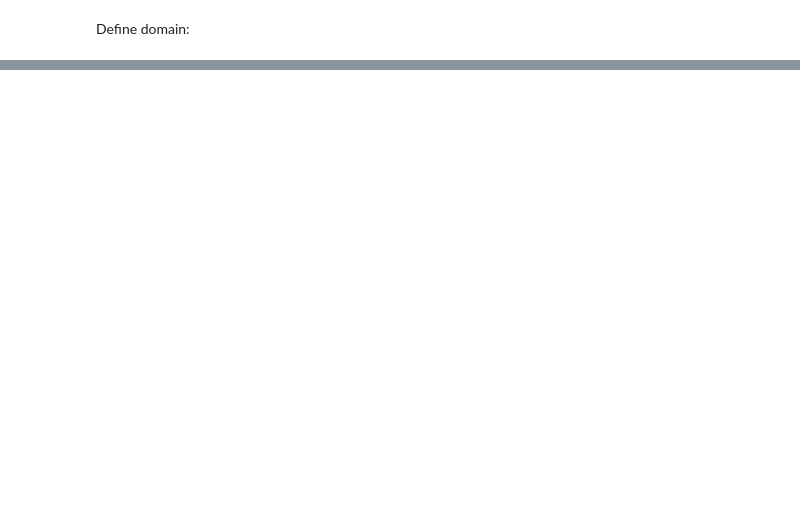
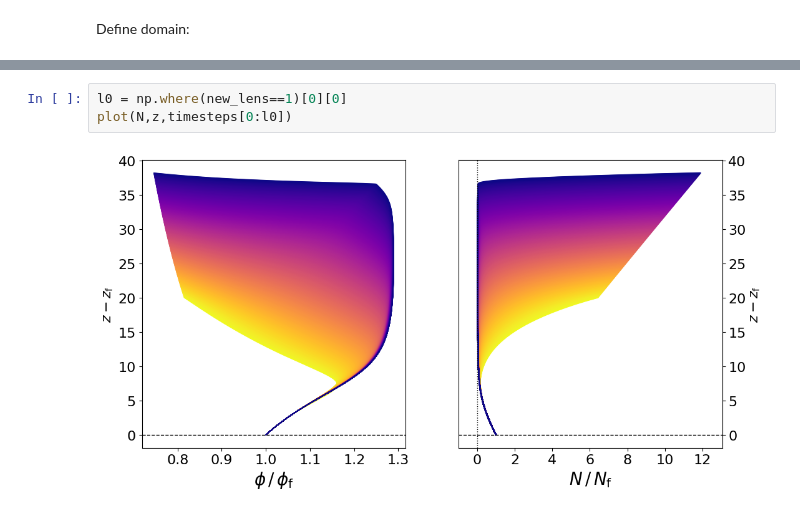
Before and after one commit to agstub-umd/compaction-frost, a Jupyter notebook: notebooks/example.ipynb, the cells around one changed output, grey strips where cells are left out. Saved outputs shown, nothing was run; the diff lists cells and outputs as text; blank space fills up the shorter version.

```diff
--- a/notebooks/example.ipynb
+++ b/notebooks/example.ipynb
@@ -185,0 +72,5 @@ plt.close()
+# %%
+l0 = np.where(new_lens==1)[0][0]
+plot(N,z,timesteps[0:l0])
+# %% [output]
+[figure, added]
```
Also changed, not shown: parts of 26 cells of this notebook, 7 other files.
